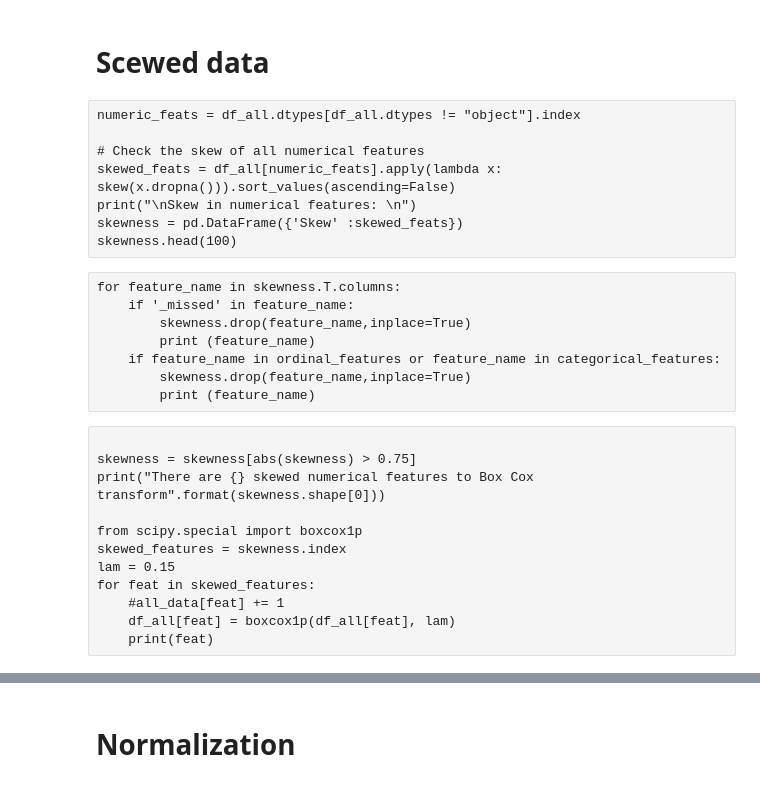
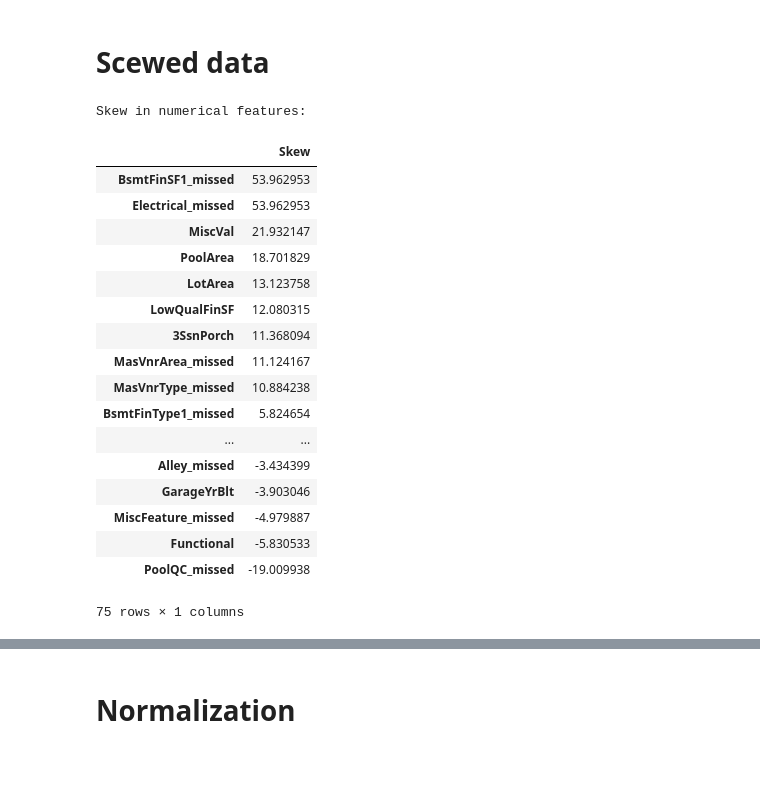
Before and after one commit to evios/repo_learning, a Jupyter notebook: house_price/house_pricing-29Aug19.ipynb, the cells around one changed output, grey strips where cells are left out. Drawn from its saved outputs; the diff is of its cells as text; code cells hidden in the pictures.

```diff
--- a/house_price/house_pricing-29Aug19.ipynb
+++ b/house_price/house_pricing-29Aug19.ipynb
@@ -1045,39 +1944,33 @@ df_all.shape
 # %% [raw]
 #df_all=df_all.drop(columns=features_to_drop)
 #df_all=df_all.drop(columns=fi.feature[150:])
-# %%
-df_all = df_all.drop(['Utilities', 'Street', 'PoolQC',], axis=1)
-df_all = df_all.drop(['Utilities_missed'],['TotalBsmtSF_missed'],['SaleType_missed'],['MSZoning_missed'],
-                     ['KitchenQual_missed'],['GarageCars_missed'],['GarageArea_missed'],['Exterior2nd_missed'],
-                     ['Exterior1st_missed'],['BsmtFinSF2_missed'],['BsmtFullBath_missed'],['BsmtUnfSF_missed'],
-                     ['BsmtHalfBath_missed'],['Functional_missed'],  axis=1)
 # %% [markdown]
 # Scewed data
-# %% [raw]
-numeric_feats = df_all.dtypes[df_all.dtypes != "object"].index
-
-# Check the skew of all numerical features
-skewed_feats = df_all[numeric_feats].apply(lambda x: skew(x.dropna())).sort_values(ascending=False)
-print("\nSkew in numerical features: \n")
-skewness = pd.DataFrame({'Skew' :skewed_feats})
-skewness.head(100)
-# %% [raw]
-for feature_name in skewness.T.columns:
-    if '_missed' in feature_name:
-        skewness.drop(feature_name,inplace=True)
-        print (feature_name)
-    if feature_name in ordinal_features or feature_name in categorical_features:
-        skewness.drop(feature_name,inplace=True)
-        print (feature_name)
-# %% [raw]
-
-skewness = skewness[abs(skewness) > 0.75]
-print("There are {} skewed numerical features to Box Cox transform".format(skewness.shape[0]))
-
-from scipy.special import boxcox1p
-skewed_features = skewness.index
-lam = 0.15
-for feat in skewed_features:
-    #all_data[feat] += 1
-    df_all[feat] = boxcox1p(df_all[feat], lam)
-    print(feat)
+# %%
+numeric_feats = df_all.dtypes[df_all.dtypes != "object"].index
+
+# Check the skew of all numerical features
+skewed_feats = df_all[numeric_feats].apply(lambda x: skew(x.dropna())).sort_values(ascending=False)
+print("\nSkew in numerical features: \n")
+skewness = pd.DataFrame({'Skew' :skewed_feats})
+skewness.head(100)
+# %% [output]
+Skew in numerical features:
+|  | Skew |
+| BsmtFinSF1_missed | 53.962953 |
+| Electrical_missed | 53.962953 |
+| MiscVal | 21.932147 |
+| PoolArea | 18.701829 |
+| LotArea | 13.123758 |
+| LowQualFinSF | 12.080315 |
+| 3SsnPorch | 11.368094 |
+| MasVnrArea_missed | 11.124167 |
+| MasVnrType_missed | 10.884238 |
+| BsmtFinType1_missed | 5.824654 |
+| ... | ... |
+| Alley_missed | -3.434399 |
+| GarageYrBlt | -3.903046 |
+| MiscFeature_missed | -4.979887 |
+| Functional | -5.830533 |
+| PoolQC_missed | -19.009938 |
+75 rows × 1 columns
```
Also changed, not shown: parts of 167 cells of this notebook, 1 other file.
